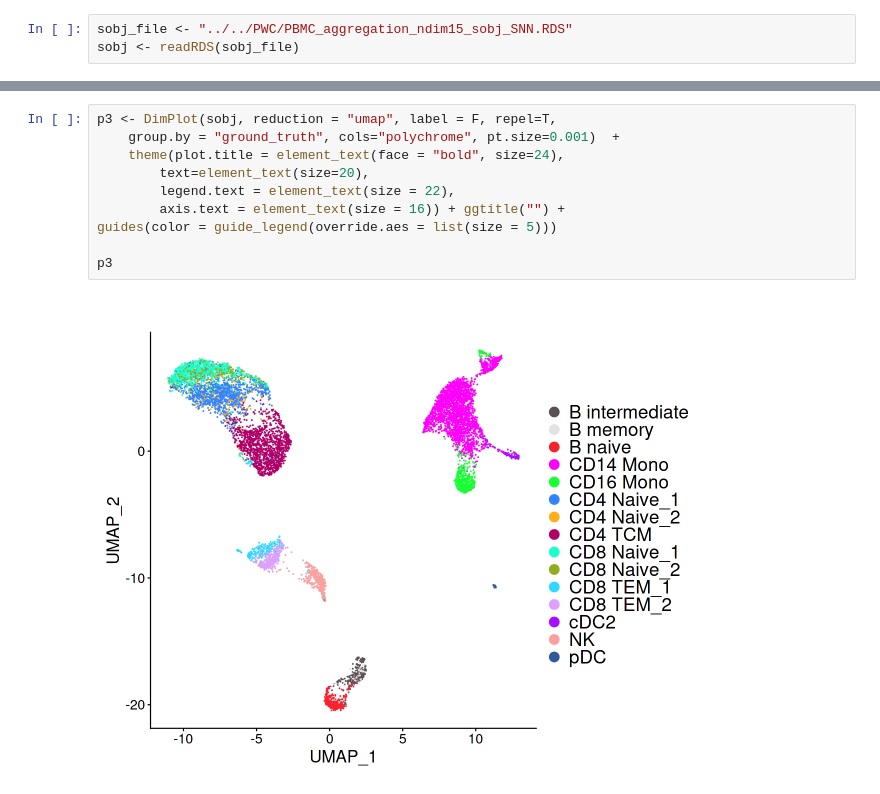
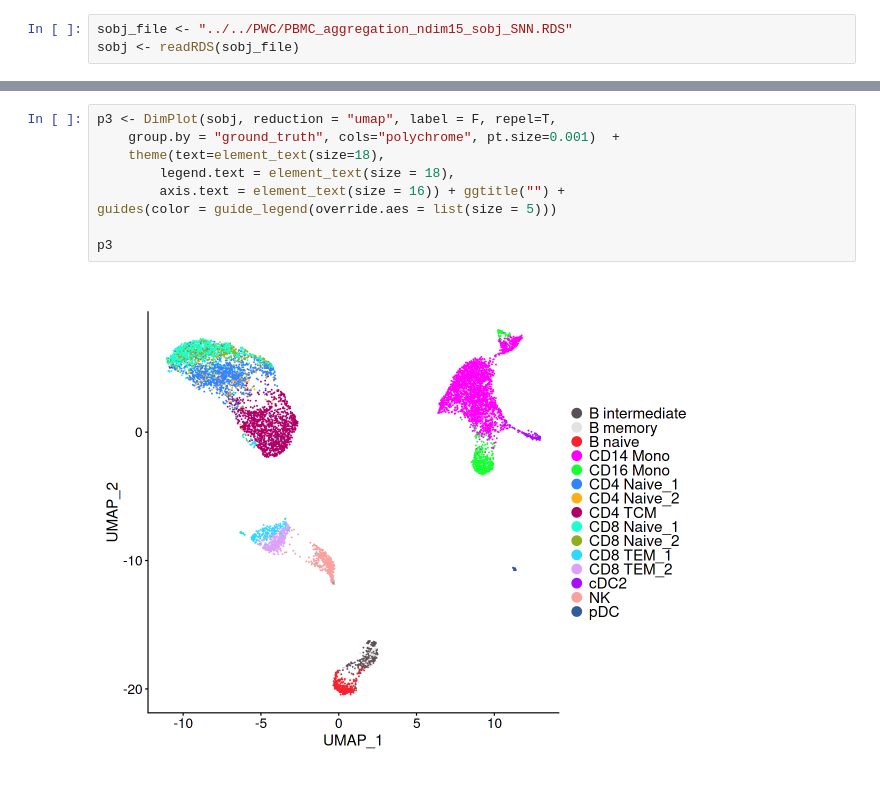
Before and after one commit to RoseYuan/metric_paper, a Jupyter notebook: Figures/PWC/PWC.ipynb, the cells around one changed output, grey strips where cells are left out. Cells and saved outputs as stored; diff of their text form.

```diff
--- a/Figures/PWC/PWC.ipynb
+++ b/Figures/PWC/PWC.ipynb
@@ -74,13 +80,12 @@ p1
 # %%
 p3 <- DimPlot(sobj, reduction = "umap", label = F, repel=T,
     group.by = "ground_truth", cols="polychrome", pt.size=0.001)  +
-    theme(plot.title = element_text(face = "bold", size=24),
-        text=element_text(size=20),
-        legend.text = element_text(size = 22),
+    theme(text=element_text(size=18),
+        legend.text = element_text(size = 18),
         axis.text = element_text(size = 16)) + ggtitle("") +
 guides(color = guide_legend(override.aes = list(size = 5)))
 
 p3
 # %% [output]
-[figure, old version]
+[figure, new version]
 # %%
```
Also changed, not shown: parts of 11 cells of this notebook, 1 other file.
